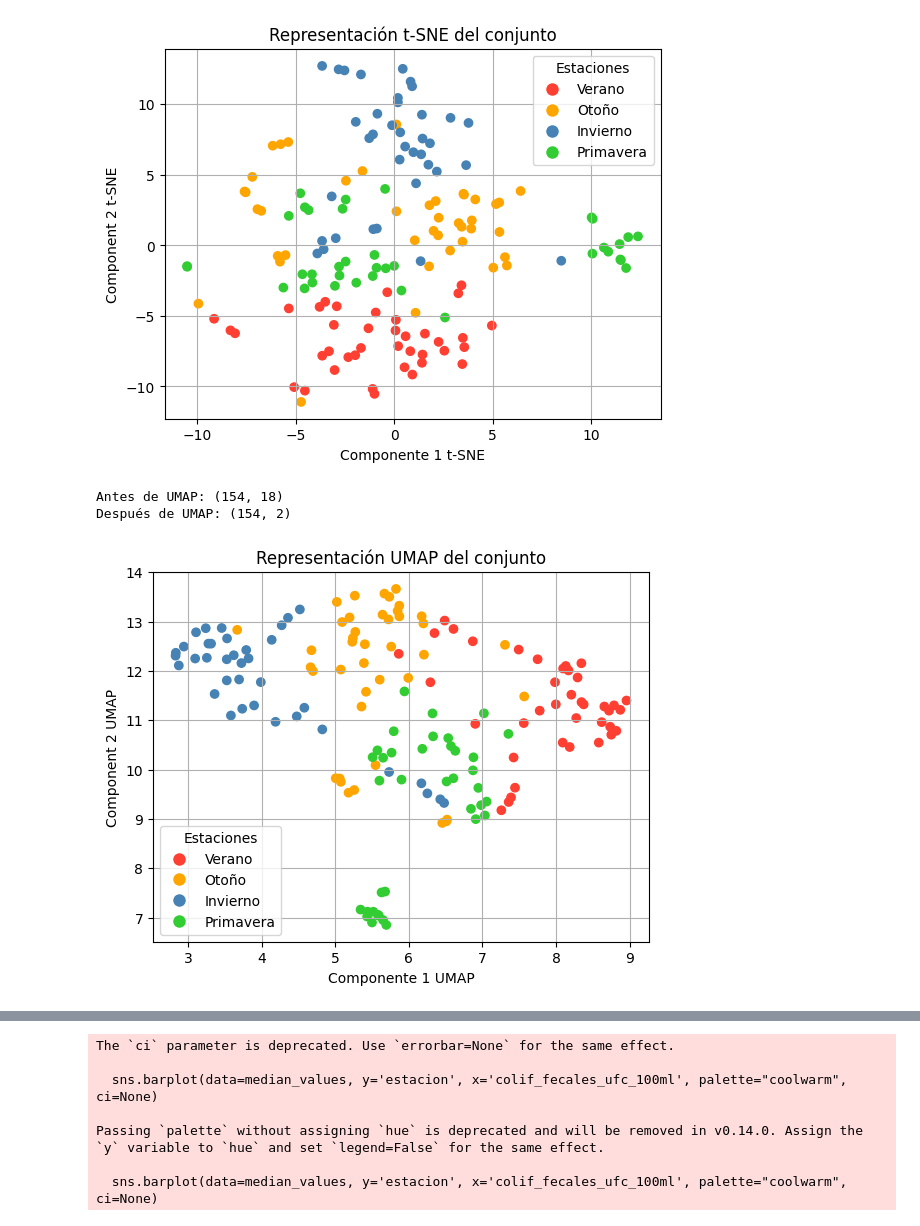
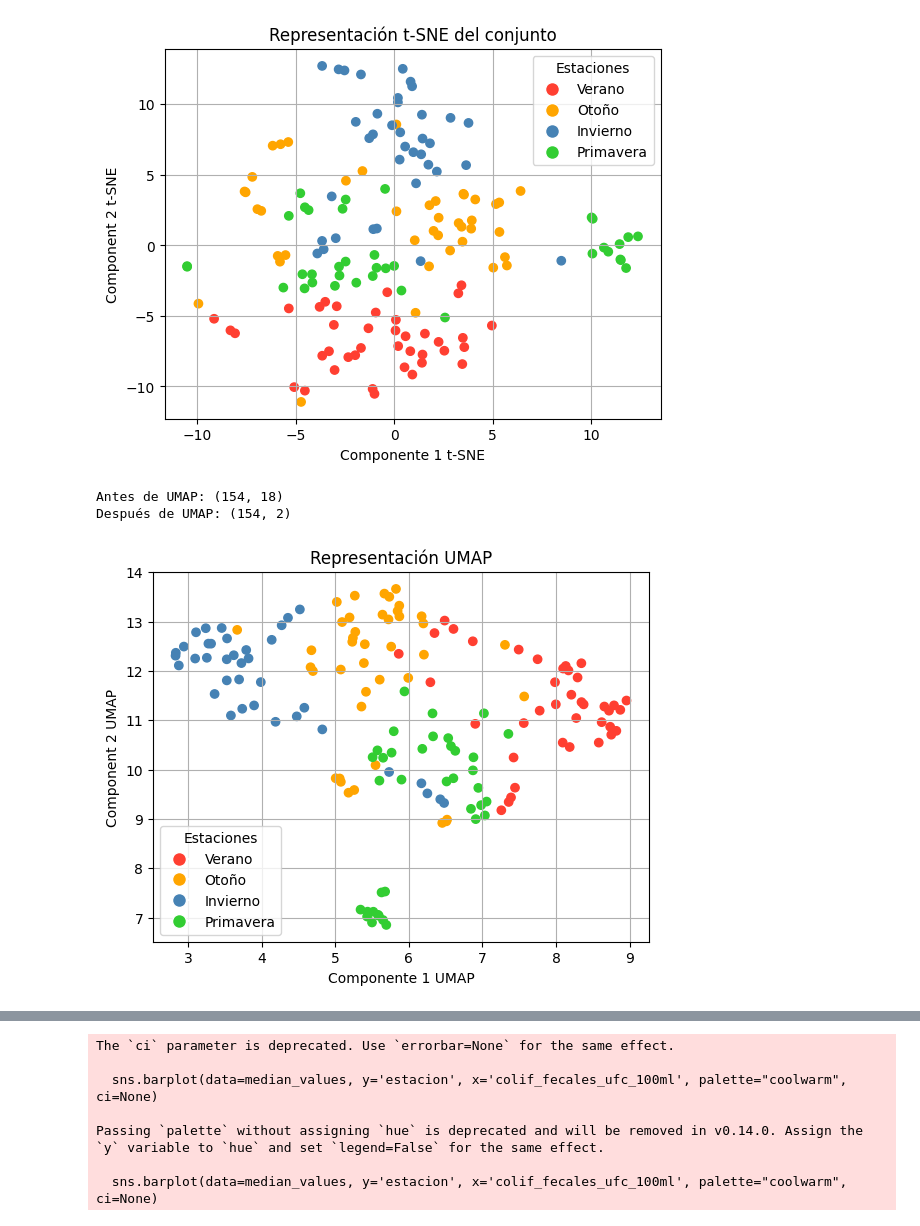
Before and after one commit to RamiroOrtiz02/PracticoEspecialGrupo14, a Jupyter notebook: codigo.ipynb, the cells around one changed output, grey strips where cells are left out. Saved outputs shown, nothing was run; the diff lists cells and outputs as text; code cells hidden in the pictures.

```diff
--- a/codigo.ipynb
+++ b/codigo.ipynb
@@ -43,7 +43,7 @@ aguadataframe1[columnas_numericas]=aguadataframe[columnas_numericas].replace(','
 # %%
 boolean_columns = ['espumas', 'olores', 'color', 'mat_susp']
 for col in boolean_columns:
-    aguadataframe1[col] = aguadataframe1[col].replace({'Presencia': True,
+    aguadataframe[col] = aguadataframe[col].replace({'Presencia': True,
                                                        'Ausencia': False,
                                                        'ausencia': False,
                                                        'Ausente': False,
@@ -56,10 +56,10 @@ for col in ['cr_total_mg_l', 'clorofila_a_ug_l', 'microcistina_ug_l','nitrato_mg
 # %%
-aguadataframe1 = pd.get_dummies(aguadataframe1, columns=['campaña'])
+aguadataframe = pd.get_dummies(aguadataframe, columns=['campaña'])
 # %%
 from sklearn.impute import KNNImputer
 imputer = KNNImputer(n_neighbors=5)
-columnas_numericas = aguadataframe1.select_dtypes(include='number')
-aguadataframe1[columnas_numericas.columns] = imputer.fit_transform(columnas_numericas).round(3)
+columnas_numericas = aguadataframe.select_dtypes(include='number')
+aguadataframe[columnas_numericas.columns] = imputer.fit_transform(columnas_numericas).round(3)
 # %%
 import matplotlib.pyplot as plt
 %matplotlib inline
@@ -256,7 +242,7 @@ from sklearn.decomposition import PCA
 from sklearn.preprocessing import StandardScaler
 
 # Seleccionamos las columnas numéricas
-x = aguadataframe1.select_dtypes(include='number')
+x = aguadataframe.select_dtypes(include='number')
 
 # Escalamos los datos
 scaler = StandardScaler()
@@ -268,7 +254,7 @@ x_pca = pca.fit_transform(x_escalada)
 
 # Crear una nueva columna 'estacion' que combine las 4 columnas booleanas
 estaciones = []
-for _, row in aguadataframe1.iterrows():
+for _, row in aguadataframe.iterrows():
     if row['campaña_Verano']:
         estaciones.append('Verano')
     elif row['campaña_otoño']:
@@ -345,22 +331,22 @@ After t-SNE: (154, 2)
 # %%
 import umap.umap_ as umap
 
 # creamos el objeto, lo fitteamos en nuestros datos y lo aplicamos sobre esos mismos
 X_umap = umap.UMAP(n_components=2, random_state=20).fit_transform(x_escalada)
 # imprimimos los tamaños antes y después
 print('Antes de UMAP: {}'.format(x_escalada.shape))
 print('Después de UMAP: {}'.format(X_umap.shape))
 
 # graficamos los datos, el color de cada punto representa el valor de la casa
 plt.scatter(X_umap[:,0], X_umap[:,1], c=colores, label=estaciones)
 plt.grid(True)
 plt.xlabel('Componente 1 UMAP')
 plt.ylabel('Component 2 UMAP')
-plt.title('Representación UMAP del conjunto')
+plt.title('Representación UMAP')
 plt.legend(handles=handles, labels=labels, title="Estaciones")
 plt.show()
 # %% [output]
 Antes de UMAP: (154, 18)
 Después de UMAP: (154, 2)
-[figure, old version]
+[figure, new version]
 # %%
```
Also changed, not shown: parts of 22 cells of this notebook.
